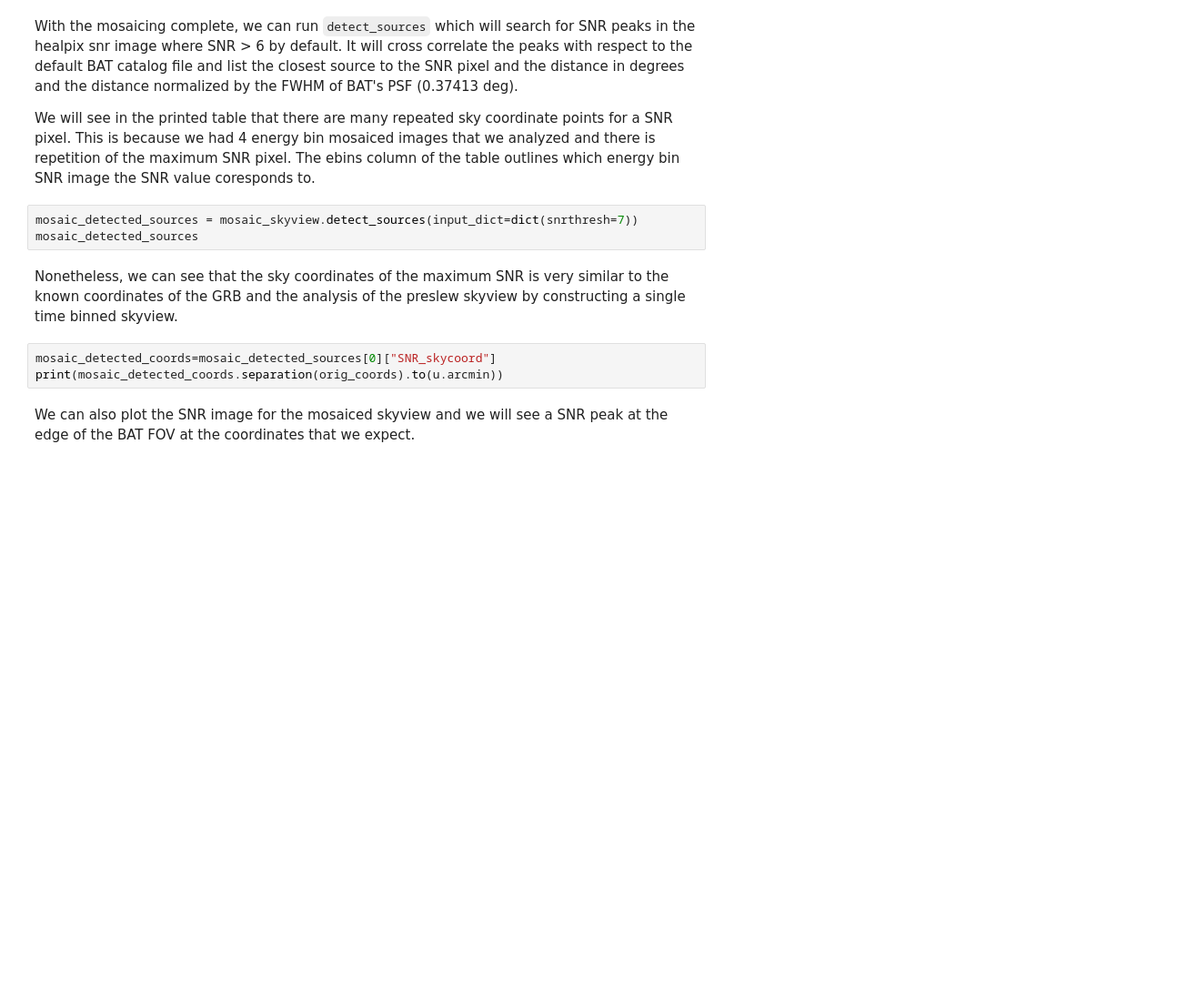
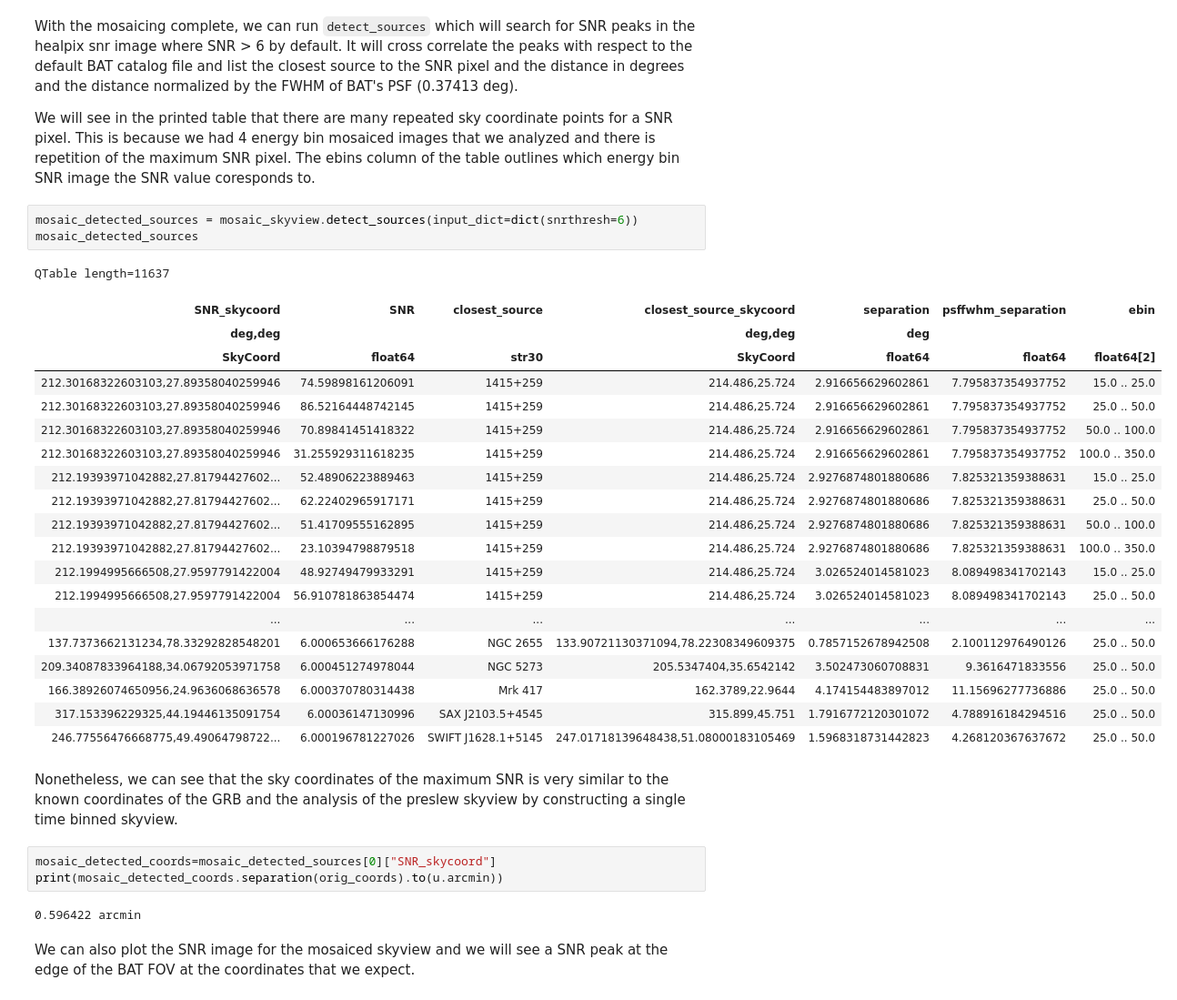
Before and after one commit to parsotat/BatAnalysis, a Jupyter notebook: notebooks/Example_TTE_imaging_data_analysis.ipynb, the cells around one changed output. Shown at 91% size. Cells and saved outputs as stored; diff of their text form; blank space fills up the shorter version.

Commit message:
Updated jupyter notebook, fixed detecct_sources indexing the energy bins for calculating the total snr values.

```diff
--- a/notebooks/Example_TTE_imaging_data_analysis.ipynb
+++ b/notebooks/Example_TTE_imaging_data_analysis.ipynb
@@ -282,13 +443,36 @@ With the mosaicing complete, we can run `detect_sources` which will search for S
 
 We will see in the printed table that there are many repeated sky coordinate points for a SNR pixel. This is because we had 4 energy bin mosaiced images that we analyzed and there is repetition of the maximum SNR pixel. The ebins column of the table outlines which energy bin SNR image the SNR value coresponds to.
 # %%
-mosaic_detected_sources = mosaic_skyview.detect_sources(input_dict=dict(snrthresh=7))
+mosaic_detected_sources = mosaic_skyview.detect_sources(input_dict=dict(snrthresh=6))
 mosaic_detected_sources
+# %% [output]
+QTable length=11637
+| SNR_skycoord | SNR | closest_source | closest_source_skycoord | separation | psffwhm_separation | ebin |
+| deg,deg |  |  | deg,deg | deg |  |  |
+| SkyCoord | float64 | str30 | SkyCoord | float64 | float64 | float64[2] |
+| 212.30168322603103,27.89358040259946 | 74.59898161206091 | 1415+259 | 214.486,25.724 | 2.916656629602861 | 7.795837354937752 | 15.0 .. 25.0 |
+| 212.30168322603103,27.89358040259946 | 86.52164448742145 | 1415+259 | 214.486,25.724 | 2.916656629602861 | 7.795837354937752 | 25.0 .. 50.0 |
+| 212.30168322603103,27.89358040259946 | 70.89841451418322 | 1415+259 | 214.486,25.724 | 2.916656629602861 | 7.795837354937752 | 50.0 .. 100.0 |
+| 212.30168322603103,27.89358040259946 | 31.255929311618235 | 1415+259 | 214.486,25.724 | 2.916656629602861 | 7.795837354937752 | 100.0 .. 350.0 |
+| 212.19393971042882,27.81794427602... | 52.48906223889463 | 1415+259 | 214.486,25.724 | 2.9276874801880686 | 7.825321359388631 | 15.0 .. 25.0 |
+| 212.19393971042882,27.81794427602... | 62.22402965917171 | 1415+259 | 214.486,25.724 | 2.9276874801880686 | 7.825321359388631 | 25.0 .. 50.0 |
+| 212.19393971042882,27.81794427602... | 51.41709555162895 | 1415+259 | 214.486,25.724 | 2.9276874801880686 | 7.825321359388631 | 50.0 .. 100.0 |
+| 212.19393971042882,27.81794427602... | 23.10394798879518 | 1415+259 | 214.486,25.724 | 2.9276874801880686 | 7.825321359388631 | 100.0 .. 350.0 |
+| 212.1994995666508,27.9597791422004 | 48.92749479933291 | 1415+259 | 214.486,25.724 | 3.026524014581023 | 8.089498341702143 | 15.0 .. 25.0 |
+| 212.1994995666508,27.9597791422004 | 56.910781863854474 | 1415+259 | 214.486,25.724 | 3.026524014581023 | 8.089498341702143 | 25.0 .. 50.0 |
+| ... | ... | ... | ... | ... | ... | ... |
+| 137.7373662131234,78.33292828548201 | 6.000653666176288 | NGC 2655 | 133.90721130371094,78.22308349609375 | 0.7857152678942508 | 2.100112976490126 | 25.0 .. 50.0 |
+| 209.34087833964188,34.06792053971758 | 6.000451274978044 | NGC 5273 | 205.5347404,35.6542142 | 3.502473060708831 | 9.3616471833556 | 25.0 .. 50.0 |
+| 166.38926074650956,24.9636068636578 | 6.000370780314438 | Mrk 417 | 162.3789,22.9644 | 4.174154483897012 | 11.15696277736886 | 25.0 .. 50.0 |
+| 317.153396229325,44.19446135091754 | 6.00036147130996 | SAX J2103.5+4545 | 315.899,45.751 | 1.7916772120301072 | 4.788916184294516 | 25.0 .. 50.0 |
+| 246.77556476668775,49.49064798722... | 6.000196781227026 | SWIFT J1628.1+5145 | 247.01718139648438,51.08000183105469 | 1.5968318731442823 | 4.268120367637672 | 25.0 .. 50.0 |
 # %% [markdown]
 Nonetheless, we can see that the sky coordinates of the maximum SNR is very similar to the known coordinates of the GRB and the analysis of the preslew skyview by constructing a single time binned skyview.
 # %%
 mosaic_detected_coords=mosaic_detected_sources[0]["SNR_skycoord"]
 print(mosaic_detected_coords.separation(orig_coords).to(u.arcmin))
+# %% [output]
+0.596422 arcmin
 # %% [markdown]
 We can also plot the SNR image for the mosaiced skyview and we will see a SNR peak at the edge of the BAT FOV at the coordinates that we expect.
 # %%
```
Also changed, not shown: parts of 29 cells of this notebook, 1 other file.
